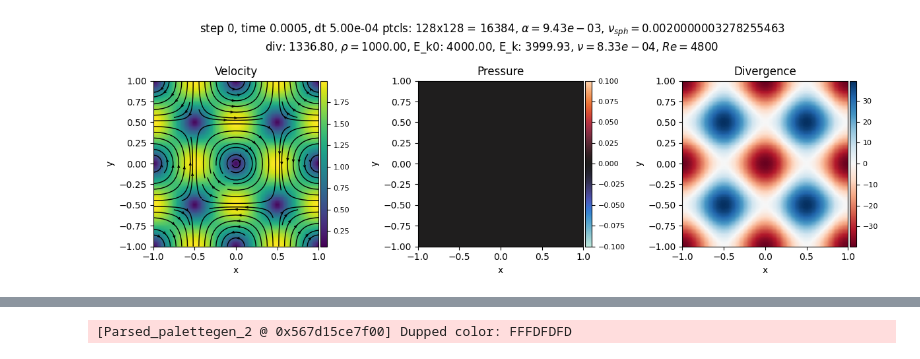
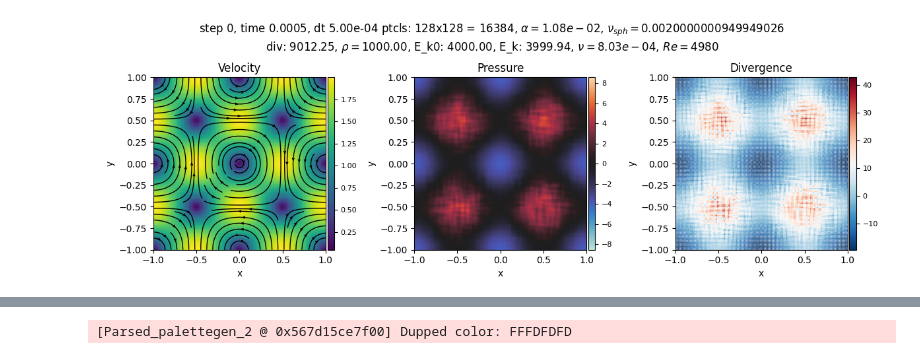
Before and after one commit to wi-re/diffSPH, a Jupyter notebook: partiBench/01_TGV.ipynb, the cells around one changed output, grey strips where cells are left out. Cells and saved outputs as stored; diff of their text form; code cells hidden in the pictures.

```diff
--- a/partiBench/01_TGV.ipynb
+++ b/partiBench/01_TGV.ipynb
@@ -48,7 +48,7 @@ config['particle'] = {'nx' : nx}
 config['fluid'] = {'cs' : u_mag * 10}
 config['compute'] = {'device': 'cuda'}
 config['plot']['export'] = True
-config['kernel'] = {'name': 'Wendland4'}
+config['kernel'] = {'name': 'Wendland2'}
 # config['kernel']['targetNeighbors'] = 100
 # config['compute'] = {'device': 'cpu'}
 
@@ -315,5 +784,5 @@ particleState['E_k'] = particleState['Eks'].sum().cpu().detach().item()
 # %%
-from diffSPH.v2.simulationSchemes.deltaPlus import simulationStep
+# from diffSPH.v2.simulationSchemes.deltaPlus import simulationStep
 from diffSPH.v2.modules.momentumEquation import computeMomentumEquation
 from diffSPH.v2.modules.neighborhood import searchNeighbors
 
@@ -327,16 +796,36 @@ initialState = {
     'dt': torch.tensor(5e-4, device = config['compute']['device']),
 }
 
+initialState['fluid']['positions'] += torch.randn_like(initialState['fluid']['positions']) * 0.1 * config['particle']['dx']
+
+config['shifting']['scheme'] = 'IPS'
+config['shifting']['solver'] = 'BiCG'
+config['shifting']['tol'] = 1e-3
+config['shifting']['rtol'] = 1e-3
+config['shifting']['maxIterations'] = 32
+config['shifting']['preconditioner'] = 'Jacobi'
+config['shifting']['verbose'] = True
+# config['shifting']['threshold'] = 0.5
+config['shifting']['solverThreshold'] = config['particle']['dx'] * 0.5
+
+dx, _ = solveShifting(initialState, config)
+initialState['fluid']['positions'] += dx
+
 initialState['fluid']['velocities'][:,0] =  u_mag * torch.cos(k * initialState['fluid']['positions'][:,0]) * torch.sin(k * initialState['fluid']['positions'][:,1])
 initialState['fluid']['velocities'][:,1] = -u_mag * torch.sin(k * initialState['fluid']['positions'][:,0]) * torch.cos(k * initialState['fluid']['positions'][:,1])
 
 
 perennialState = copy.deepcopy(initialState)
+
+# perennialState['fluid']['positions'] += torch.randn_like(perennialState['fluid']['positions']) * 0.01 * config['particle']['dx']
+config['integration']['scheme'] = 'RK4'
 config['dfsph']['maxIters'] = 512
 config['dfsph']['errorThreshold'] = 5e-4
 config['dfsph']['omega'] = 0.33
 
 config['timestep']['dt'] = 5e-4
+config["simulation"]["timestamp"] = datetime.datetime.now().strftime("%Y_%m_%d-%H_%M_%S")
+
 perennialState['dt'] = 5e-4
 perennialState['fluid']['densities'][:] = config['fluid']['rho0']
 
@@ -354,33 +868,45 @@ fig, axis = plt.subplots(1,3, figsize = (12,4), squeeze = False)
 visualizationState = prepVisualizationState(perennialState, config, grid = True)
 # plotRegions(regions, axis[0,0])
 # plotRegions(regions, axis[0,1])
 
 s = 0.25
 
 indexPlot = visualizeParticleQuantity(fig, axis[0,0], config, visualizationState, quantity =
                                       'velocities',
                                       mapping = 'L2', s = s,
                           scaling = 'lin', gridVisualization=True, cmap = 'viridis', title = 'Velocity', which = 'fluid', plotBoth = False, midPoint = 0, streamLines = True)
 quantPlot = visualizeParticleQuantity(fig, axis[0,1], config, visualizationState, quantity =
                                       'pressures',
                                       mapping = '.y', s = s,
                           scaling = 'sym', gridVisualization=True, cmap = 'icefire', streamLines = False, operation = None, title = 'Pressure', plotBoth = False, which = 'fluid', midPoint = 0)
 
+gt_ux = u_mag * torch.cos(k * perennialState['fluid']['positions'][:,0]) * torch.sin(k * perennialState['fluid']['positions'][:,1])
+gt_uy = -u_mag * torch.sin(k * perennialState['fluid']['positions'][:,0]) * torch.cos(k * perennialState['fluid']['positions'][:,1])
+diff_u = torch.linalg.norm(perennialState['fluid']['velocities'] - torch.stack([gt_ux, gt_uy], dim = 1), dim = -1)
+
+
+ones = torch.ones_like(perennialState['fluid']['positions'][:,0])
+one_interp = sphOperationStates(perennialState['fluid'], perennialState['fluid'], (ones, ones), operation = 'interpolate', neighborhood = perennialState['fluid']['neighborhood'], gradientMode='difference')
+m_tilde = 1 / one_interp
+rho = sphOperationStates(perennialState['fluid'], perennialState['fluid'], (m_tilde, m_tilde), operation = 'interpolate', neighborhood = perennialState['fluid']['neighborhood'], gradientMode='difference')
+
+
+
 l2Plot = visualizeParticleQuantity(fig, axis[0,2], config, visualizationState, quantity =
-                                      div,
+                                      'drhodt',
                                       mapping = '.x', s = s,
-                          scaling = 'sym', gridVisualization=True, cmap = 'RdBu', streamLines = False, operation = None, title = 'Divergence', plotBoth = False, which = 'fluid', midPoint = 0)
+                          scaling = 'lin', gridVisualization=False, cmap = 'RdBu_r', streamLines = False, operation = None, title = 'Divergence', plotBoth = False, which = 'fluid', midPoint = 0)
 
 E_k0 =  (0.5 * particleState['areas'] * particleState['densities'] * torch.linalg.norm(initialVelocities, dim = -1)**2).sum().detach().cpu().numpy()
 E_k = (0.5 * torch.sum(perennialState['fluid']['areas'] * perennialState['fluid']['densities'] * torch.linalg.norm(perennialState['fluid']['velocities'], dim = 1)**2)).sum().detach().cpu().numpy()
 nu_total = np.log(E_k / E_k0) / (-4 *  perennialState['time'] * k**2 )
 Re = u_mag * 2 / nu_total
 
 fig.suptitle(f'step {perennialState["timestep"]}, time {perennialState["time"]:.4g}, dt {perennialState["dt"]:.2e} ptcls: {nx}x{nx} = {nx**2}, $\\alpha = {config["diffusion"]["alpha"]:.2e}$, $\\nu_{{sph}} = {config["diffusion"]["nu_sph"]}$\ndiv: {div.sum():.2f}, $\\rho = {perennialState["fluid"]["densities"].mean().cpu().detach().numpy():.2f}$, E_k0: {E_k0:.2f}, E_k: {E_k:.2f}, $\\nu = {nu_total:.2e}$, $Re = {Re:.4g}$')
 
 fig.tight_layout()
 
 # simulationState['fluid']['actualArea'] = simulationState['fluid']['masses'] / simulationState['fluid']['densities']
 #
 # %% [output]
-[figure, old version]
+[figure, new version]
```
Also changed, not shown: parts of 9 cells of this notebook, 2 other files.
